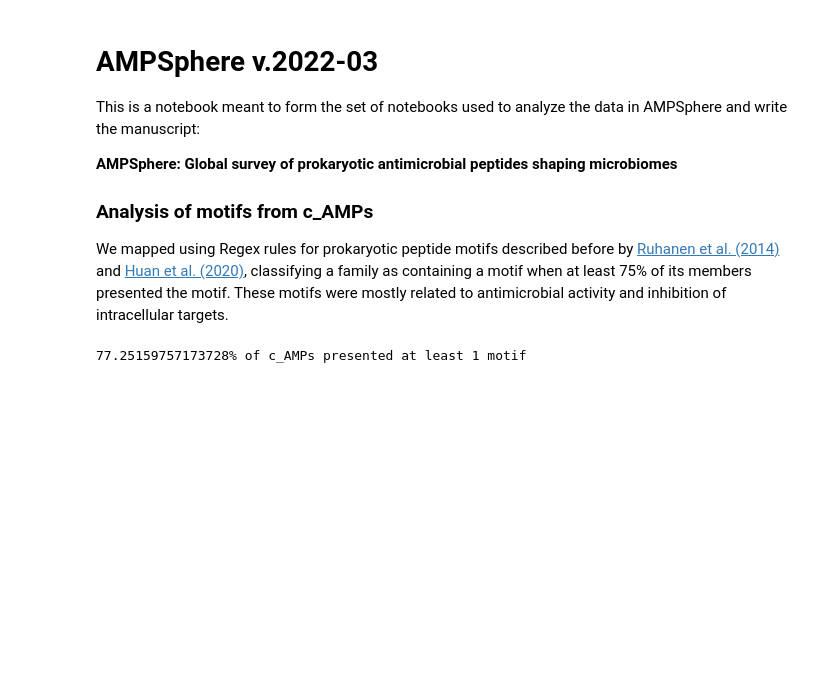
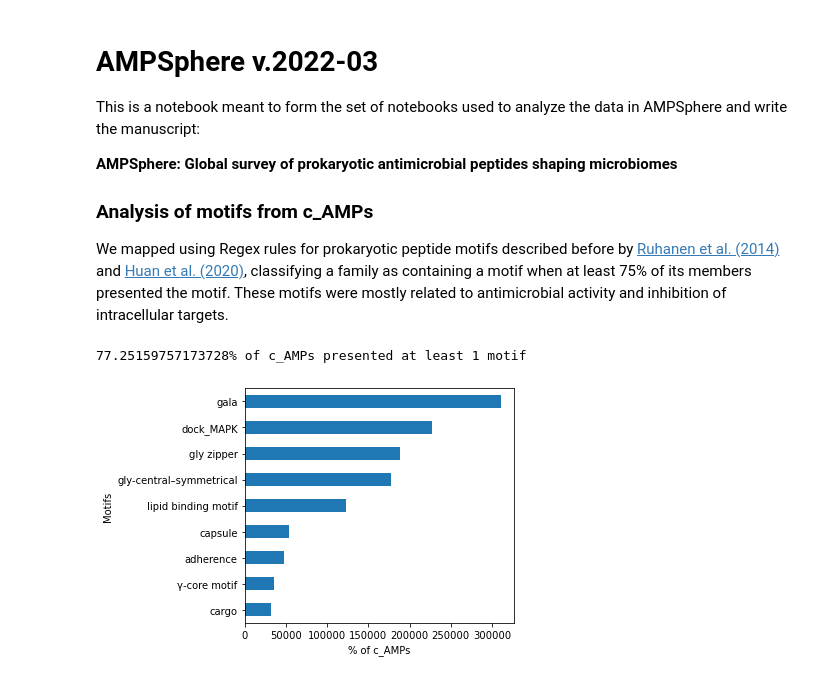
Before and after one commit to BigDataBiology/SantosJunior_Torres_2024_AMPSphere_v1, a Jupyter notebook: Manuscript_Analysis/analysis_of_motifs.ipynb, the cells around one changed output. Drawn from its saved outputs; the diff is of its cells as text; code cells hidden in the pictures; blank space fills up the shorter version.

```diff
--- a/Manuscript_Analysis/analysis_of_motifs.ipynb
+++ b/Manuscript_Analysis/analysis_of_motifs.ipynb
@@ -65,6 +65,24 @@ k = k * 100 / 863_498
 print(f'{k}% of c_AMPs presented at least 1 motif')
 # %% [output]
 77.25159757173728% of c_AMPs presented at least 1 motif
+# %%
+# plotting most abundant motifs
+fig, ax = plt.subplots()
+
+idf = df.drop(['id', 'family'], axis=1).sum(axis=0)
+idf = idf.drop('wo_motif', axis=0)
+idf = idf.sort_values()
+
+# top 25%
+part = int(len(idf) / 4)
+idf = idf.tail(part)
+
+idf.plot.barh()
+plt.xlabel('% of c_AMPs')
+plt.ylabel('Motifs')
+plt.tight_layout()
+# %% [output]
+[figure, added]
 # %%
 # load quality
 qual = pd.read_table('data/quality_families.txt.gz')
```
Also changed, not shown: parts of 4 cells of this notebook, 12 other files.
